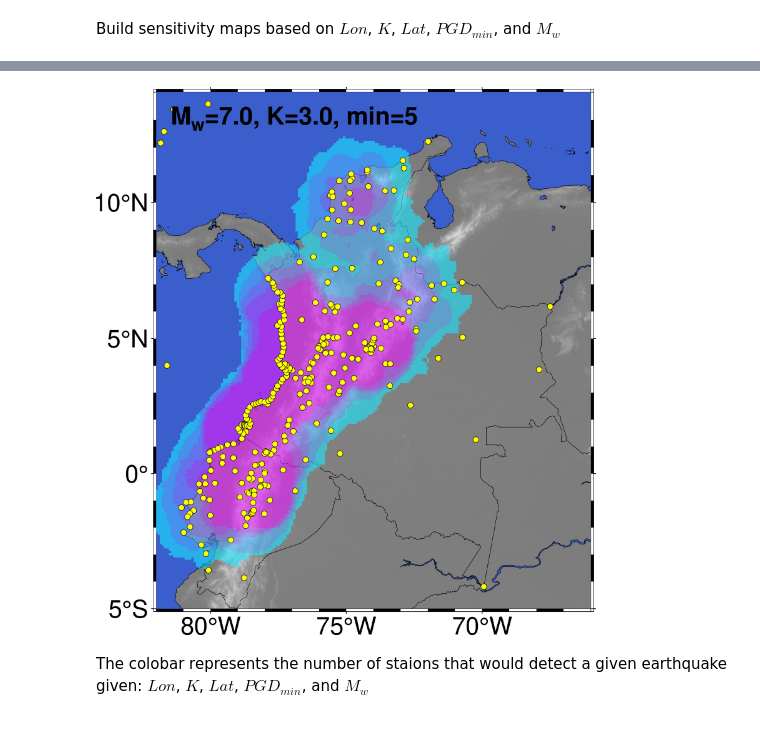
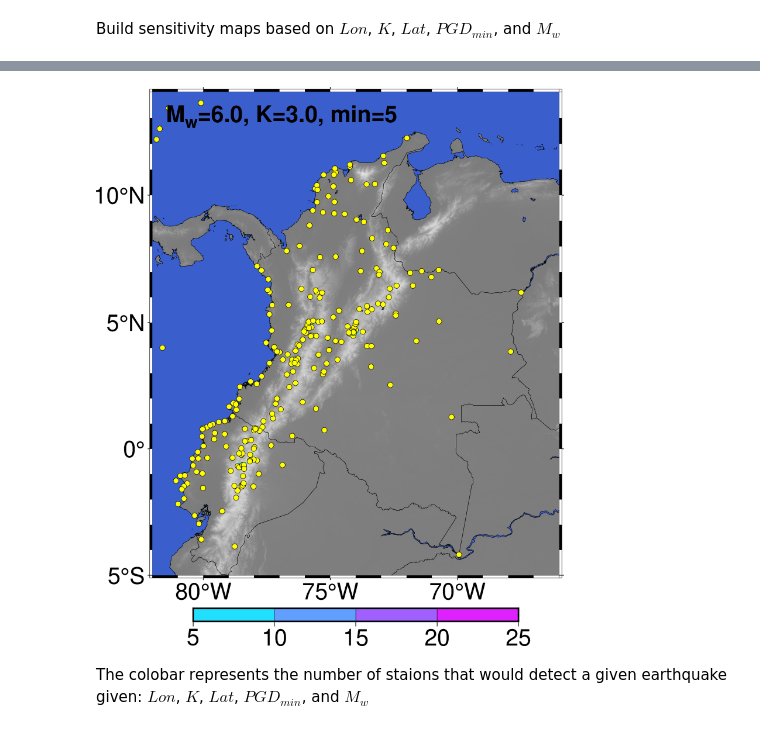
Before and after one commit to david-mencin/ColombiaEEW, a Jupyter notebook: Sensitivty.ipynb, the cells around one changed output, grey strips where cells are left out. Saved outputs shown, nothing was run; the diff lists cells and outputs as text; code cells hidden in the pictures.

```diff
--- a/Sensitivty.ipynb
+++ b/Sensitivty.ipynb
@@ -265,14 +265,14 @@ max_lat = 14
 # %%
 # Define K and MW
 k = 3
-Mw = 7.0
+Mw = 6.0
 min_station = 5
 # %%
 gmt_input_filename = 'temp_colombia.csv'
 #station_input_filename = '2022-01-19-cGNSS-Colombia-Noise.csv'
 colombia_stations = 'Colombia-Noise.csv'
 ecuador_stations = 'Ecuador-Noise.csv'
-sim25_stations = 'Sim-25km-Noise.csv'
+sim100_stations = 'Sim-100km-Noise.csv'
 heatmap_filename = "heat_map_colombia.nc"
 # %%
 # read in the topograpy for generating background map
@@ -301,0 +280,8 @@ df
+# %%
+# Read in station locations and noise for each station
+dfE = pd.read_csv(ecuador_stations)
+dfC = pd.read_csv(colombia_stations)
+df100 = pd.read_csv(sim100_stations)
+frames = [dfC, dfE, df100 ]
+df = pd.concat(frames)
+df
@@ -333,21 +333,21 @@ Processing -77.88283741,7.218775191,174.0420992748856 ...
 # %%
 # Build figure using pyGMT
 projection = "M-71.5/8/15c"
 label= "M@-w@-=" + "{:.1f}".format(Mw) + ", K=" + "{:.1f}".format(k) + ", min=" + "{:.0f}".format(min_station)
 fig = pygmt.Figure()
 with pygmt.config(FONT_ANNOT_PRIMARY="24p,Helvetica,black"):
     fig.basemap(projection=projection, region=[min_lon,max_lon,min_lat,max_lat], frame=True)
     fig.grdimage(grid=topo,cmap="gray")
     fig.coast(shorelines=True, water="Royalblue3", borders=1)
     color=pygmt.grd2cpt(grid='heat_map_colombia.nc',cmap="cool", series=[min_station,5*min_station,min_station],no_bg=True)
     fig.grdimage(grid='heat_map_colombia.nc',cmap=color,transparency=40,nan_transparent=True)
     fig.plot(x=df.lon, y=df.lat, style="c0.2c", color="yellow", pen="black")
     fig.text(text=label, position="LT", offset=".5c/-.5c", font="24p,Helvetica-Bold,black")
     #fig2.grdcontour(grid='heat_map.nc')
-    #fig.colorbar()
+    fig.colorbar()
     fig.show()
 # %% [output]
-[figure, old version]
+[figure, new version]
 # %% [markdown]
 The colobar represents the number of staions that would detect a given earthquake given:  $Lon$, $K$, $Lat$, $PGD_{min}$, and $M_{w}$
 # %%
```
Also changed, not shown: parts of 4 cells of this notebook, 5 other files.
